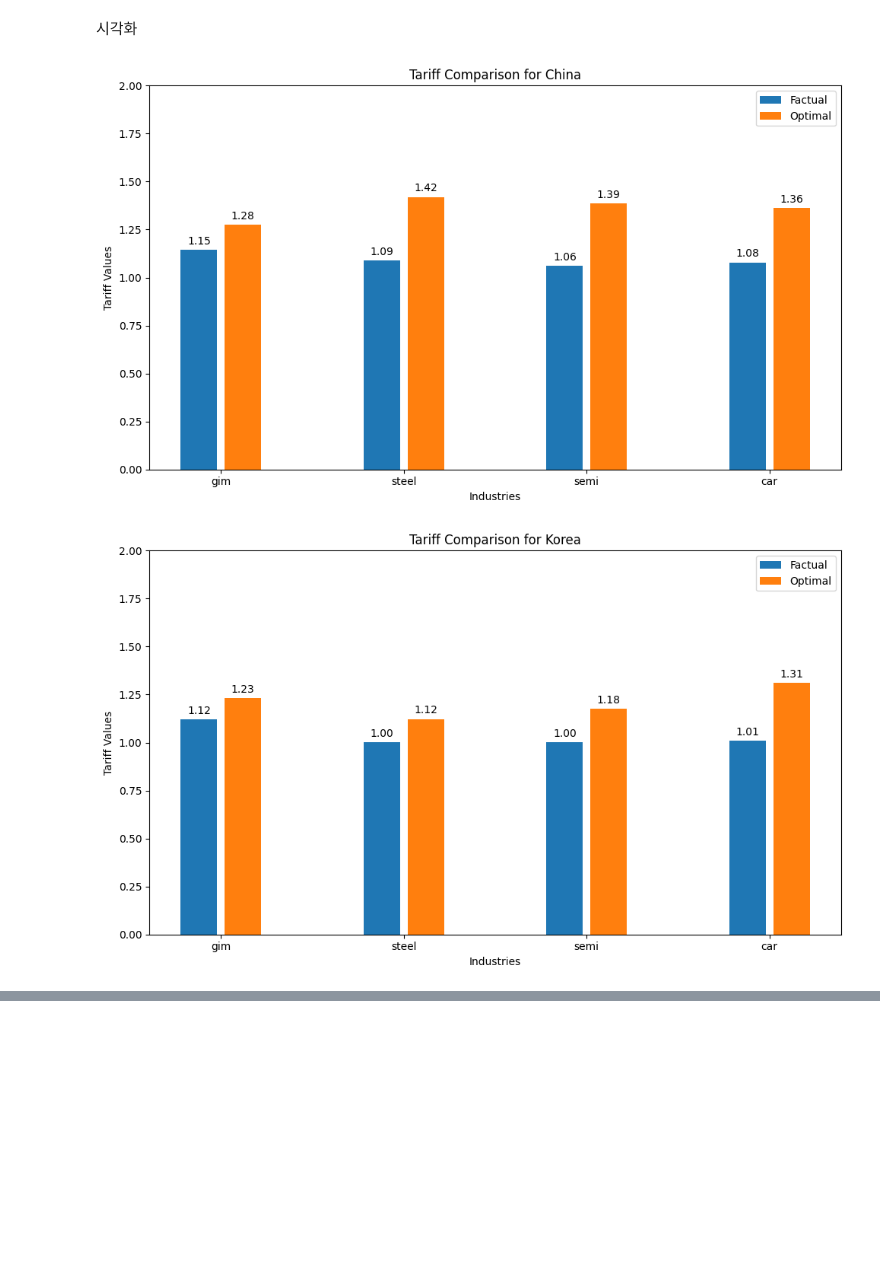
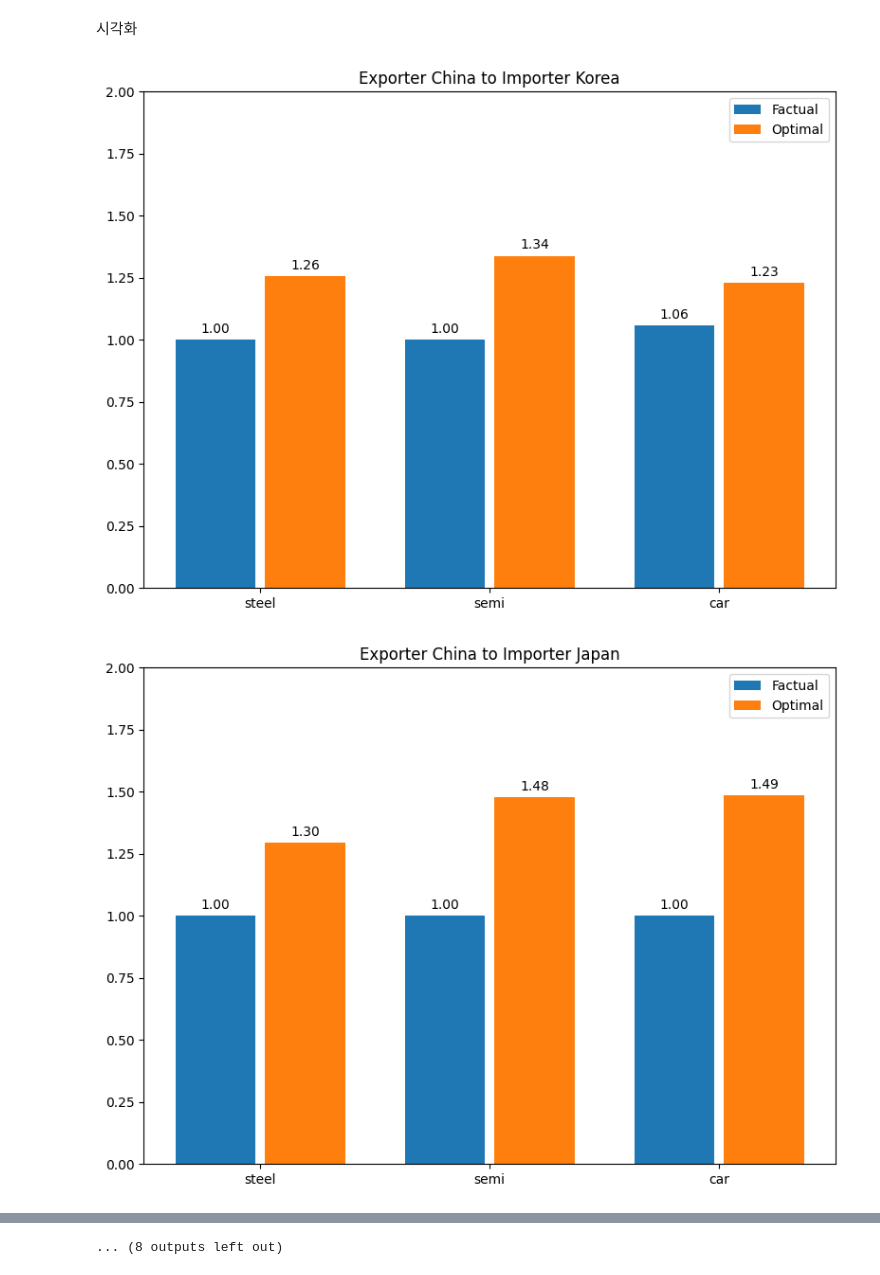
Before and after one commit to MinjiKu/2024GE, a Jupyter notebook: optimum tariff/optar_viz.ipynb, the cells around one changed output, grey strips where cells are left out. Saved outputs shown, nothing was run; the diff lists cells and outputs as text; code cells hidden in the pictures; blank space fills up the shorter version.

```diff
--- a/optimum tariff/optar_viz.ipynb
+++ b/optimum tariff/optar_viz.ipynb
@@ -57,39 +101,34 @@ for country in ['China', 'Korea', 'Japan', 'USA', 'Germany']:
 # %% [markdown]
 시각화
 # %%
-#viz
-# 시각화 설정
-num_industries = len(list(tau_factual['China']['Korea'].keys()))
-ind = np.arange(num_industries)  # the x locations for the groups
-width = 0.2  # the width of the bars
+# Adjusting the plotting code to generate 12 separate graphs
+for i, exporter in enumerate(countries):
+    for j, importer in enumerate(countries):
+        if exporter != importer:
+            fig, ax = plt.subplots(figsize=(8, 6))
+            ind = np.arange(len(industries))
+            width = 0.35
 
-# 국가별로 시각화
-for country in ['China', 'Korea', 'Japan', 'USA', 'Germany']:
-    factual_df = factual_tariffs[country]
-    optimal_df = optimal_tariffs[country]
+            factual_values = factual_tariffs[exporter].loc[:, importer]
+            optimal_values = optimal_tariffs[exporter].loc[:, importer]
 
-    fig, ax = plt.subplots(figsize=(10, 6))
+            # factual 값을 막대로 표시
+            rects1 = ax.bar(ind - width/2 - 0.02, factual_values, width, label='Factual')
+            # optimal 값을 막대로 표시
+            rects2 = ax.bar(ind + width/2 + 0.02, optimal_values, width, label='Optimal')
 
-    # factual 값을 막대로 표시
-    rects1 = ax.bar(ind - width/2 - 0.02, factual_df.T.mean(axis=1), width, label='Factual')
-    # optimal 값을 막대로 표시
-    rects2 = ax.bar(ind + width/2 + 0.02, optimal_df.T.mean(axis=1), width, label='Optimal')
+            ax.bar_label(rects1, padding=3, fmt='%.2f')
+            ax.bar_label(rects2, padding=3, fmt='%.2f')
+            ax.set_ylim([0,2.0])
 
-    ax.bar_label(rects1, padding=3, fmt='%.2f')
-    ax.bar_label(rects2, padding=3, fmt='%.2f')
-    ax.set_ylim([0,2.0])
-    # 제목과 레이블 설정
-    ax.set_xlabel('Industries')
-    ax.set_ylabel('Tariff Values')
-    ax.set_title(f'Tariff Comparison for {country}')
-    ax.set_xticks(ind)
-    ax.set_xticklabels(factual_df.columns)
-    ax.legend()
+            ax.set_ylim(0, 2)
+            ax.set_title(f'Exporter {exporter} to Importer {importer}')
+            ax.set_xticks(ind)
+            ax.set_xticklabels(industries)
+            ax.legend()
 
-    # 그래프 표시
-    plt.xticks()
-    plt.tight_layout()
-    plt.show()
+            plt.tight_layout()
+            plt.show()
 # %% [output]
-[figure, old version]
+[figure, new version]
-[figure, old version]
+[figure, new version]
@@ -98,0 +145 @@ for country in ['China', 'Korea', 'Japan', 'USA', 'Germany']:
+... (8 outputs left out)
```
Also changed, not shown: parts of 3 cells of this notebook.
